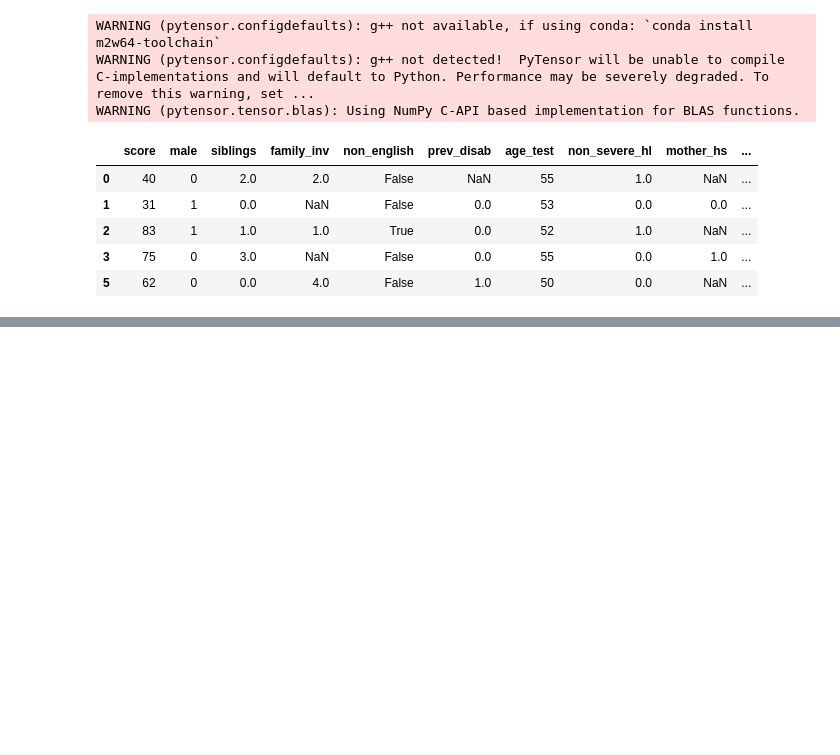
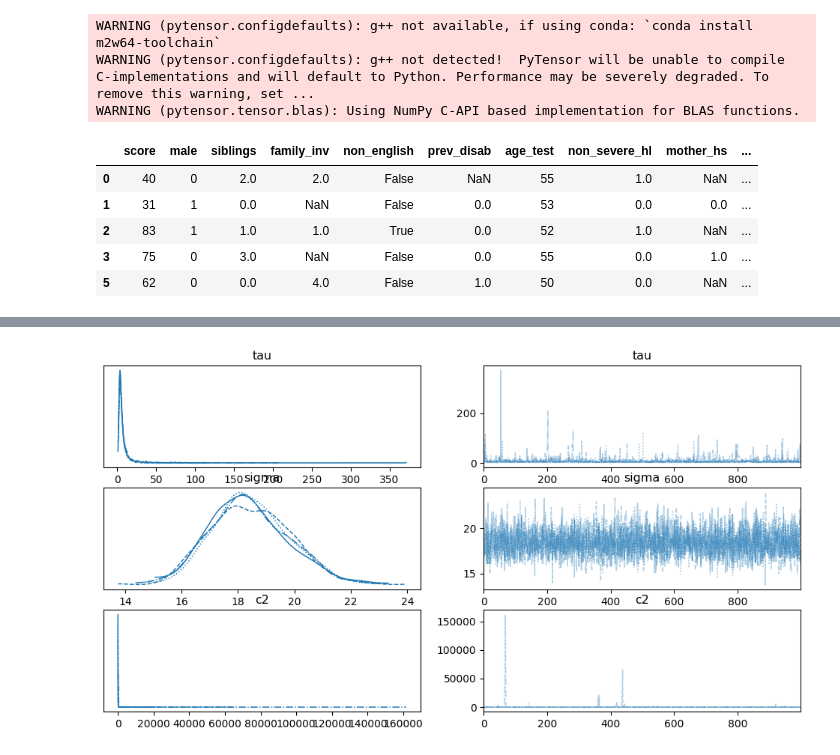
Before and after one commit to WenyuChiou/BI_practice, a Jupyter notebook: pymc example 1.ipynb, the cells around one changed output, grey strips where cells are left out. Drawn from its saved outputs; the diff is of its cells as text; code cells hidden in the pictures; blank space fills up the shorter version.

```diff
--- a/pymc example 1.ipynb
+++ b/pymc example 1.ipynb
@@ -65,0 +87,3 @@ ExecutableNotFound: failed to execute WindowsPath('dot'), make sure the Graphviz
+# %%
+with test_score_model:
+    idata = pm.sample(1000, tune=2000, random_seed=42)
@@ -65,0 +100,3 @@ ExecutableNotFound: failed to execute WindowsPath('dot'), make sure the Graphviz
+# %%
+with test_score_model:
+    idata = pm.sample(1000, tune=2000, random_seed=42, target_accept=0.99)
@@ -65,0 +112,4 @@ ExecutableNotFound: failed to execute WindowsPath('dot'), make sure the Graphviz
+# %%
+az.plot_trace(idata, var_names=["tau", "sigma", "c2"])
+# %% [output]
+[figure, added]
```
Also changed, not shown: parts of 6 cells of this notebook, 2 other files.
